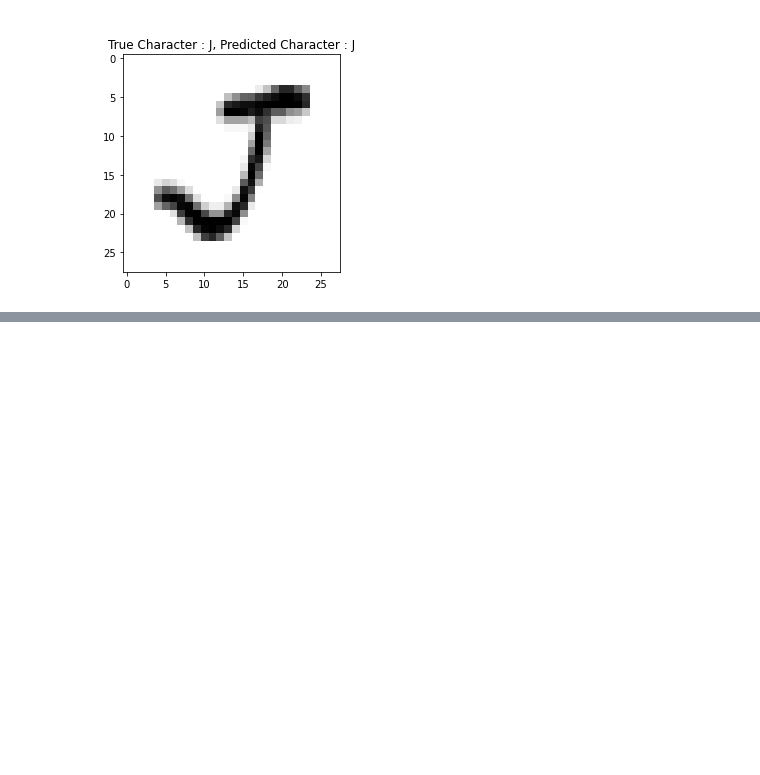
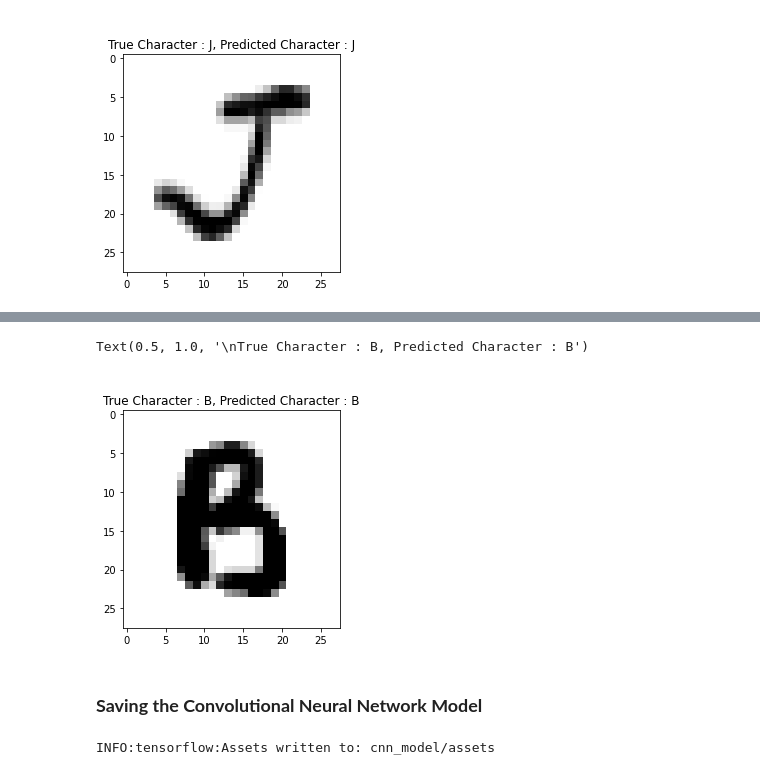
Before and after one commit to Goyalscode/Character-Recognition-Using-DL, a Jupyter notebook: model_Training.ipynb, the cells around one changed output, grey strips where cells are left out. Saved outputs shown, nothing was run; the diff lists cells and outputs as text; code cells hidden in the pictures; blank space fills up the shorter version.

```diff
--- a/model_Training.ipynb
+++ b/model_Training.ipynb
@@ -675,0 +907,9 @@ nn_model.save("nn_model.h5")
+# %%
+#  assign the best convolutional neural network model to a new varibale
+cnn_model = cnn_model_2
+
+#  make predictions on the test data(X_test_cnn) using .predict() method
+#  model gives prediction probabilities (no between 0 and 1 for each class)
+
+cnn_y_pred_prob = cnn_model.predict(X_test_cnn)  #  prediction probabilities
+cnn_y_pred_prob[0]                               #  see the first prediction probability
@@ -675,0 +970,26 @@ nn_model.save("nn_model.h5")
+# %%
+#  plot a random image with its prediction using the CNN model
+
+import random                             #  module for generating random numbers
+i = random.randint(0, len(X_test_cnn))    #  gives random integer from range of test data
+
+image = X_test_cnn[i]                     #  random image features stored in image variable
+
+#  have to reshape the image to get into right size for model,
+#  1 at start means 1 image is passed, (28,28,1) means 28*28 image with 1 channel(black-white image)
+pred_prob = cnn_model.predict(image.reshape(1, 28, 28, 1))
+
+ch_pred = class_names[pred_prob.argmax()]            #  getting predicted character of the image
+ch_true = class_names[y_test[i].argmax()]            #  storing true character
+plt.imshow(image.reshape(28, 28), cmap = plt.cm.binary)                      #  plot the random image
+plt.title(f"\nTrue Character : {ch_true}, Predicted Character : {ch_pred}")  #  title of the plot
+# %% [output]
+Text(0.5, 1.0, '\nTrue Character : B, Predicted Character : B')
+[figure, added]
+# %% [markdown]
+### **Saving the Convolutional Neural Network Model**
+# %%
+#  Save the model using .save()
+cnn_model.save("cnn_model")
+# %% [output]
+INFO:tensorflow:Assets written to: cnn_model/assets
```
Also changed, not shown: parts of 22 cells of this notebook, 4 other files.
